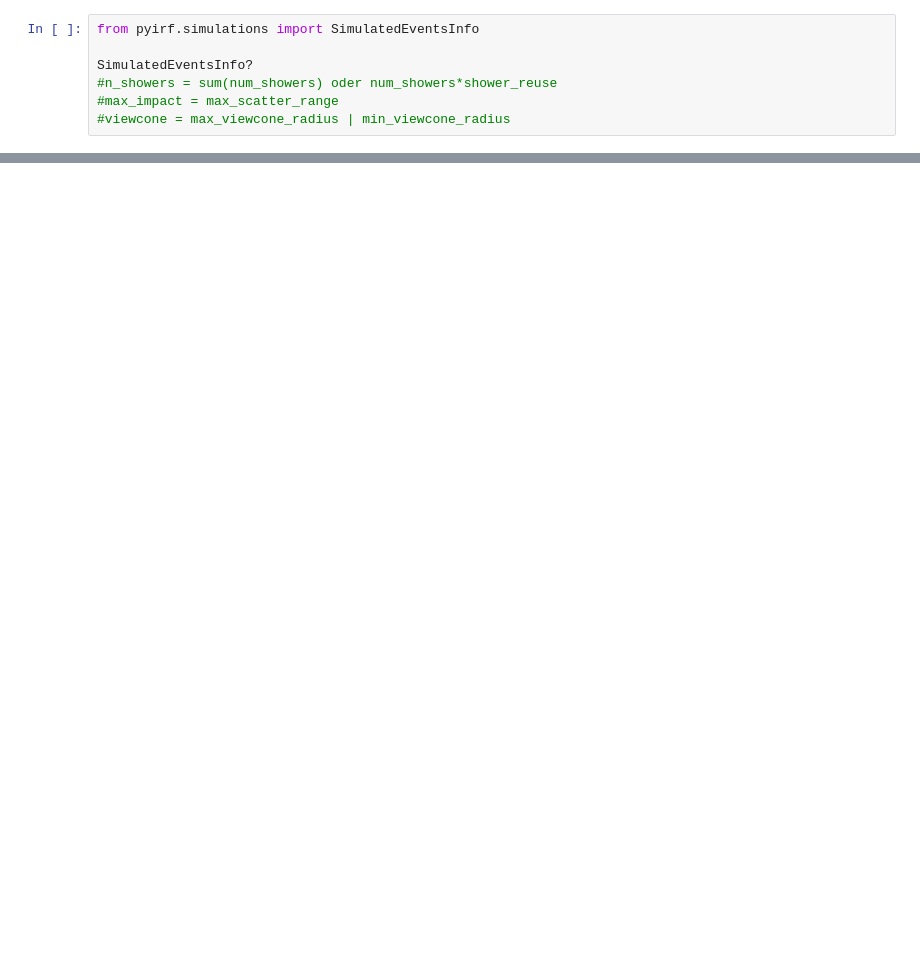
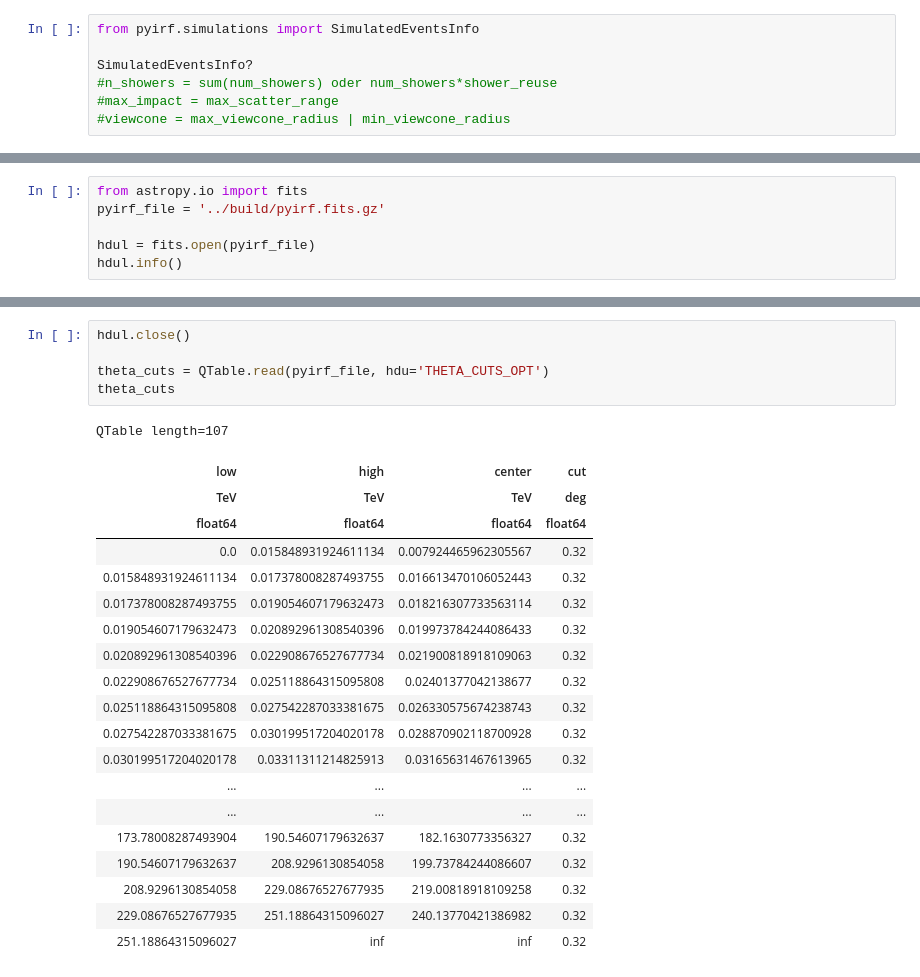
Before and after one commit to tudo-astroparticlephysics/LST_mono_analysis, a Jupyter notebook: notebooks/test.ipynb, the cells around one changed output, grey strips where cells are left out. Saved outputs shown, nothing was run; the diff lists cells and outputs as text; blank space fills up the shorter version.

```diff
--- a/notebooks/test.ipynb
+++ b/notebooks/test.ipynb
@@ -64,0 +109,6 @@ True
+# %%
+from astropy.io import fits
+pyirf_file = '../build/pyirf.fits.gz'
+
+hdul = fits.open(pyirf_file)
+hdul.info()
@@ -64,0 +133,26 @@ True
+# %%
+hdul.close()
+
+theta_cuts = QTable.read(pyirf_file, hdu='THETA_CUTS_OPT')
+theta_cuts
+# %% [output]
+QTable length=107
+| low | high | center | cut |
+| TeV | TeV | TeV | deg |
+| float64 | float64 | float64 | float64 |
+| 0.0 | 0.015848931924611134 | 0.007924465962305567 | 0.32 |
+| 0.015848931924611134 | 0.017378008287493755 | 0.016613470106052443 | 0.32 |
+| 0.017378008287493755 | 0.019054607179632473 | 0.018216307733563114 | 0.32 |
+| 0.019054607179632473 | 0.020892961308540396 | 0.019973784244086433 | 0.32 |
+| 0.020892961308540396 | 0.022908676527677734 | 0.021900818918109063 | 0.32 |
+| 0.022908676527677734 | 0.025118864315095808 | 0.02401377042138677 | 0.32 |
+| 0.025118864315095808 | 0.027542287033381675 | 0.026330575674238743 | 0.32 |
+| 0.027542287033381675 | 0.030199517204020178 | 0.028870902118700928 | 0.32 |
+| 0.030199517204020178 | 0.03311311214825913 | 0.03165631467613965 | 0.32 |
+| ... | ... | ... | ... |
+| ... | ... | ... | ... |
+| 173.78008287493904 | 190.54607179632637 | 182.1630773356327 | 0.32 |
+| 190.54607179632637 | 208.9296130854058 | 199.73784244086607 | 0.32 |
+| 208.9296130854058 | 229.08676527677935 | 219.00818918109258 | 0.32 |
+| 229.08676527677935 | 251.18864315096027 | 240.13770421386982 | 0.32 |
+| 251.18864315096027 | inf | inf | 0.32 |
```
Also changed, not shown: parts of 9 cells of this notebook, 4 other files.
